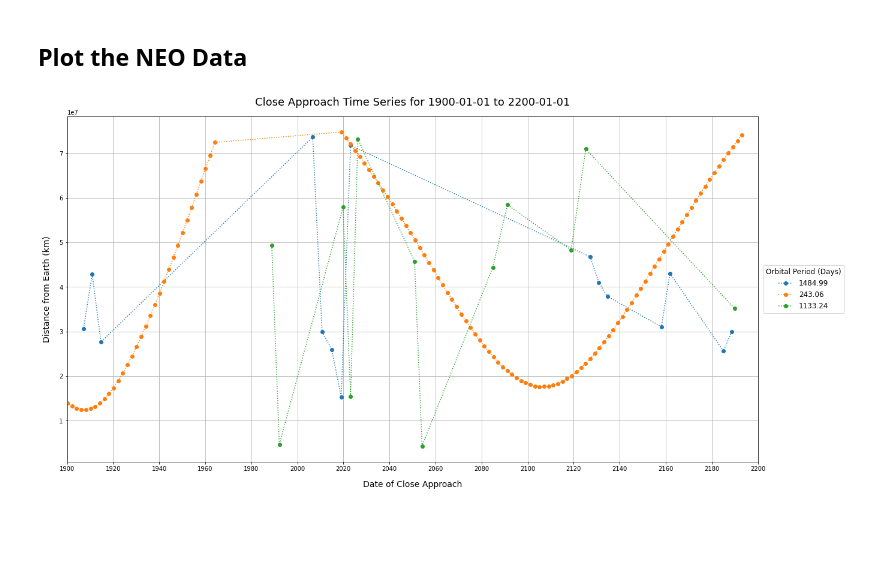
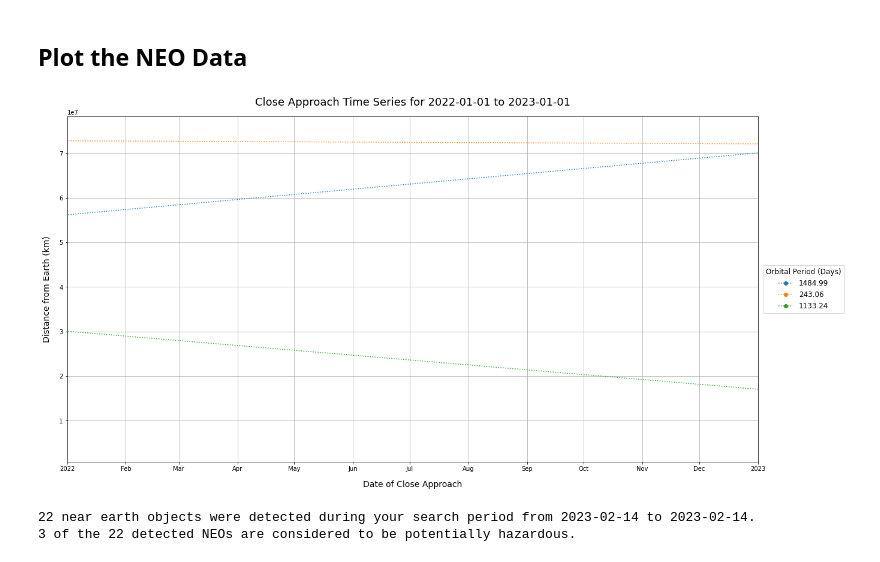
Before and after one commit to benchrisblair/cap-comp215, a Jupyter notebook: projects/project01.ipynb, the cells around one changed output. Cells and saved outputs as stored; diff of their text form; code cells hidden in the pictures; blank space fills up the shorter version.

Commit message:
Added search results summary to the plot

```diff
--- a/projects/project01.ipynb
+++ b/projects/project01.ipynb
@@ -53,8 +53,8 @@ API_KEY = 'GT5a6VBQVVTnT8H1jSPfja2DfDMaC1d0UsYeWsYW'
 search_start = '2023-02-14'
 search_end = '2023-02-14'
 
-disp_start = '1900-01-01'
-disp_end = '2200-01-01'
+disp_start = '2022-01-01'
+disp_end = '2023-01-01'
 
 orbiting_body = 'Earth'
 
@@ -142,34 +143,44 @@ pprint(neo_datasets)
 # %% [markdown]
 ## Plot the NEO Data
 # %%
+# Plot the close approach time series data for each NEO
 fig, axs = plt.subplots(1, 2, figsize=(16,8), layout='constrained')
-axs[0].set_position([0,1,1,1])
-axs[1].set_position([1,1,0,0])
-axs[1].set(visible=False)
+
+# TODO: Assign axs[0] to a variable
+
+axs[0].set_position([0,1,1,1])  # Set the position and size of the main axes
+axs[1].set(visible=False)       # Hide the second set of unused axes
 
 axs[0].set_title(f'Close Approach Time Series for {disp_start} to {disp_end}', fontsize=18, pad=18)
 
 axs[0].set_xlabel('Date of Close Approach', labelpad=14, fontsize=14)
 axs[0].set_ylabel(f'Distance from {orbiting_body} (km)', labelpad=14, fontsize=14)
 
-# Borrowed from Matplotlib's guide
+# Lines 13-16 were adapted from matplotlib's guide 'Formatting date ticks using ConciseDateFormatter'
 locator = mdates.AutoDateLocator(maxticks=25)
 formatter = mdates.ConciseDateFormatter(locator)
 axs[0].xaxis.set_major_locator(locator)
 axs[0].xaxis.set_major_formatter(formatter)
 
 axs[0].set_xlim(left=datetime.date.fromisoformat(disp_start), right=datetime.date.fromisoformat(disp_end))
 
 axs[0].grid(visible=True, which='both')
 
 for id in neo_datasets:
     x = neo_datasets[id]['approach_dates']
     y = neo_datasets[id]['miss_distances']
     orbital_period = float(neo_datasets[id]['orbital_period'])
     axs[0].plot(x, y, 'o', linestyle=':', label=f'{orbital_period:.2f}')
 
 axs[0].legend(title='Orbital Period (Days)', loc='center right', borderaxespad=-12, title_fontsize=12, fontsize=12)
 
 plt.show()
+
+# Display some information about the search results
+print('\n')
+print(f'{n_neos} near earth objects were detected during your search period from {search_start} to {search_end}.')
+print(f'{n_hazards} of the {n_neos} detected NEOs are considered to be potentially hazardous.')
 # %% [output]
-[figure, old version]
+[figure, new version]
+22 near earth objects were detected during your search period from 2023-02-14 to 2023-02-14.
+3 of the 22 detected NEOs are considered to be potentially hazardous.
```
Also changed, not shown: parts of 3 cells of this notebook.
